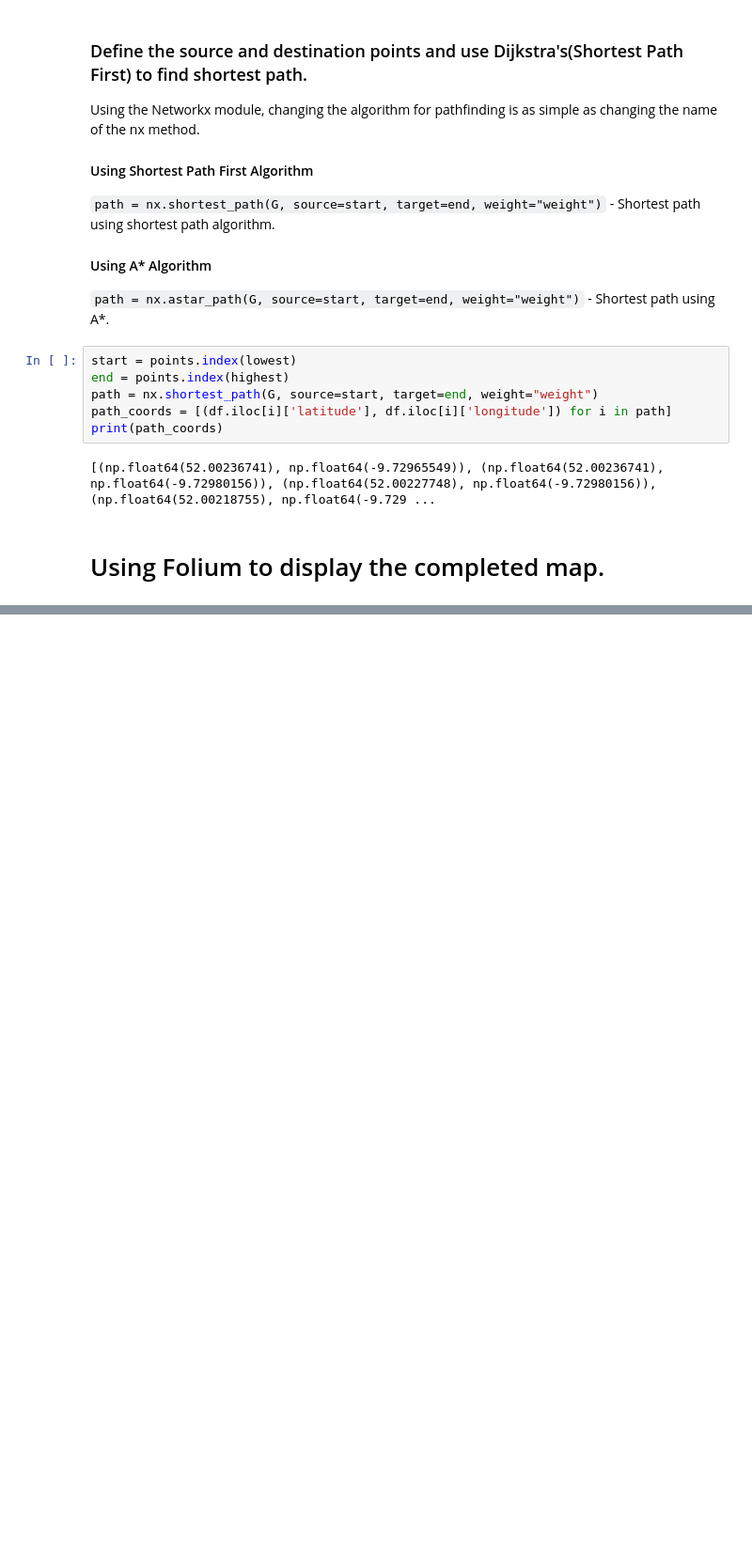
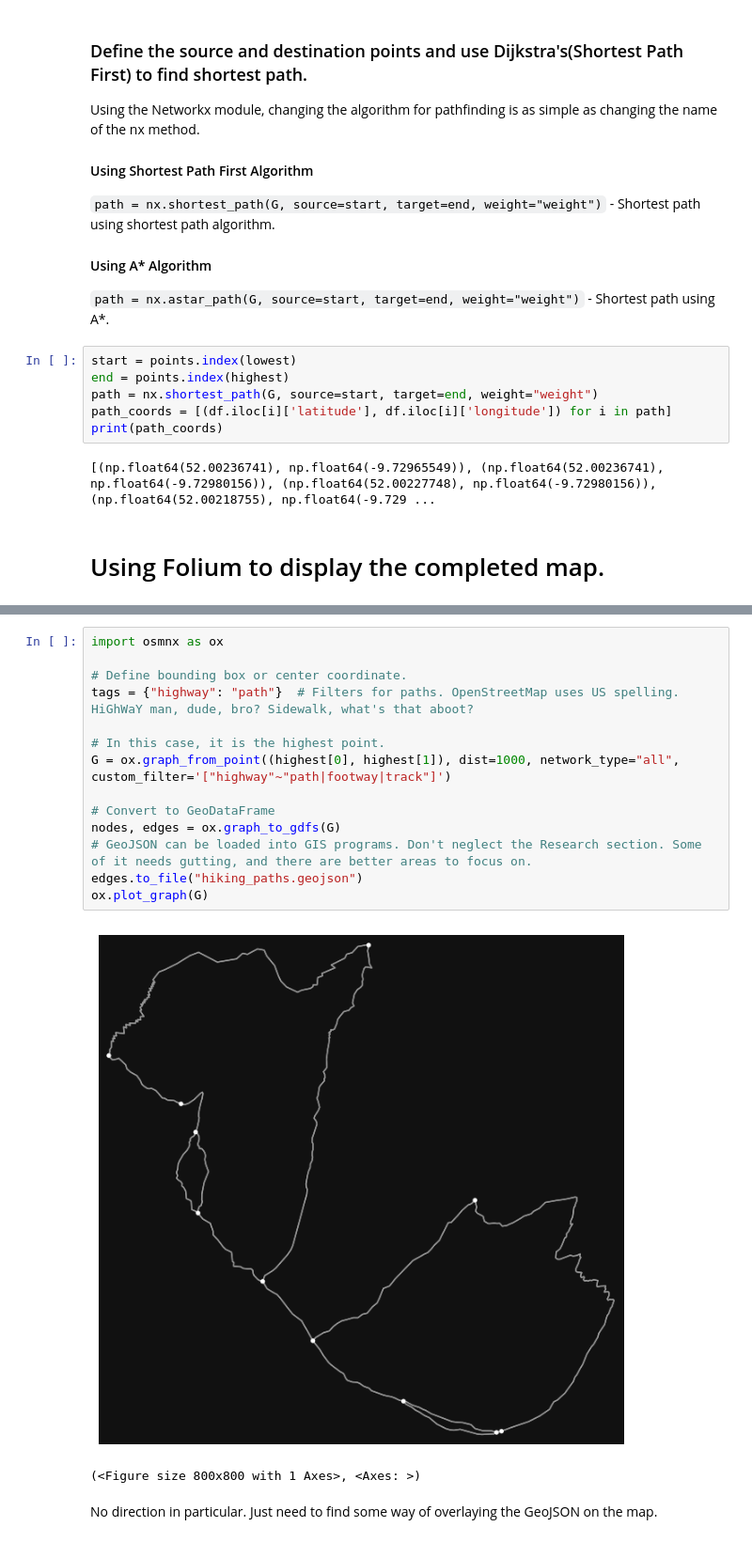
Before and after one commit to DogPope/FYP-Development, a Jupyter notebook: functions.ipynb, the cells around one changed output, grey strips where cells are left out. Shown: that part at 94% size. Cells and saved outputs as stored; diff of their text form; blank space fills up the shorter version.

Commit message:
Gathered GoeJSON copies of Paths and stored in hiking_paths.json. Updated a few scripts.

```diff
--- a/functions.ipynb
+++ b/functions.ipynb
@@ -88,0 +106,19 @@ print("Map has been saved to 'path_map.html'.")
+# %%
+import osmnx as ox
+
+# Define bounding box or center coordinate.
+tags = {"highway": "path"}  # Filters for paths. OpenStreetMap uses US spelling. HiGhWaY man, dude, bro? Sidewalk, what's that aboot?
+
+# In this case, it is the highest point.
+G = ox.graph_from_point((highest[0], highest[1]), dist=1000, network_type="all", custom_filter='["highway"~"path|footway|track"]')
+
+# Convert to GeoDataFrame
+nodes, edges = ox.graph_to_gdfs(G)
+# GeoJSON can be loaded into GIS programs. Don't neglect the Research section. Some of it needs gutting, and there are better areas to focus on.
+edges.to_file("hiking_paths.geojson")
+ox.plot_graph(G)
+# %% [output]
+[figure, added]
+(<Figure size 800x800 with 1 Axes>, <Axes: >)
+# %% [markdown]
+No direction in particular. Just need to find some way of overlaying the GeoJSON on the map.
```
Also changed, not shown: parts of 5 cells of this notebook, 11 other files.
